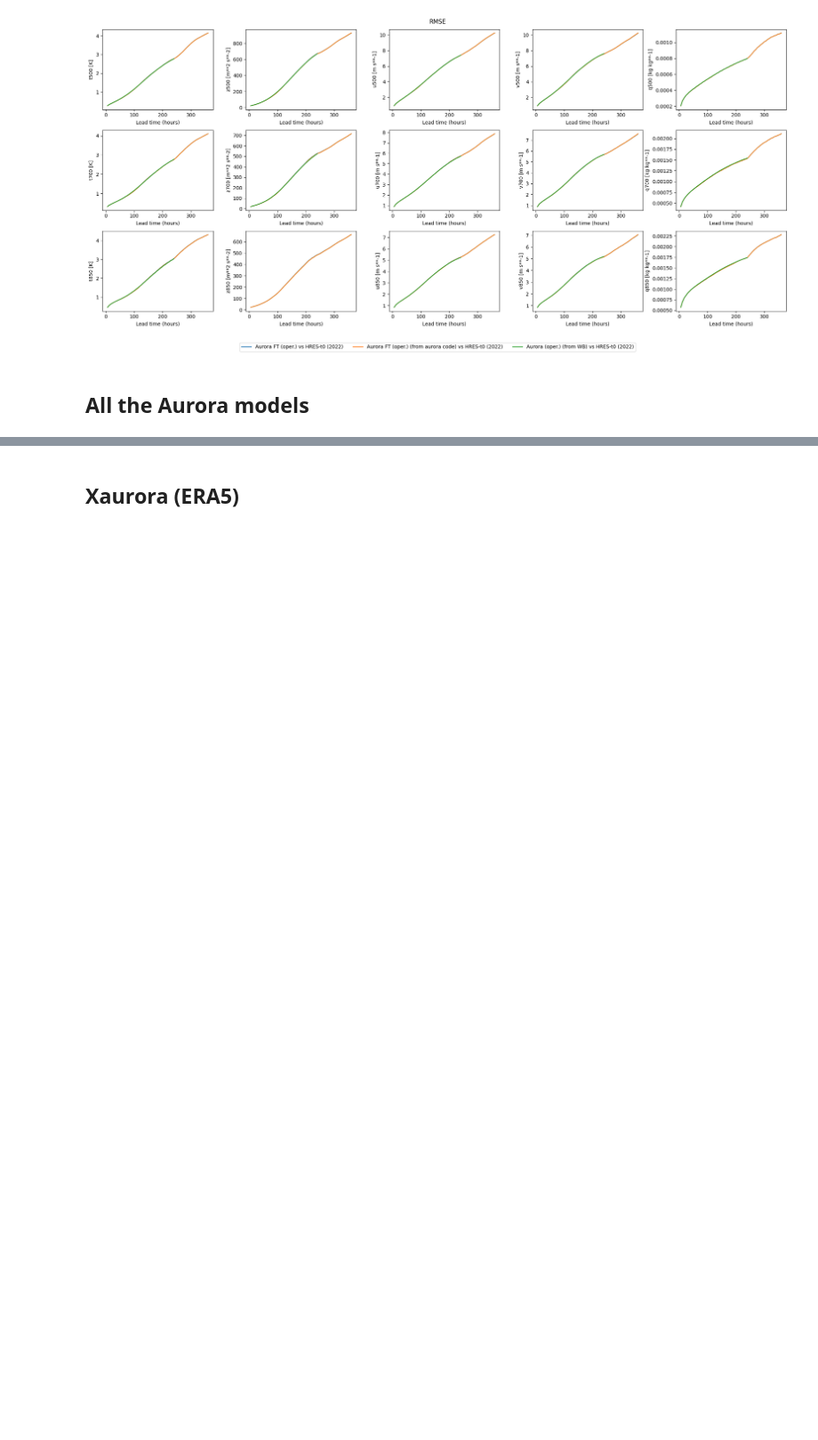
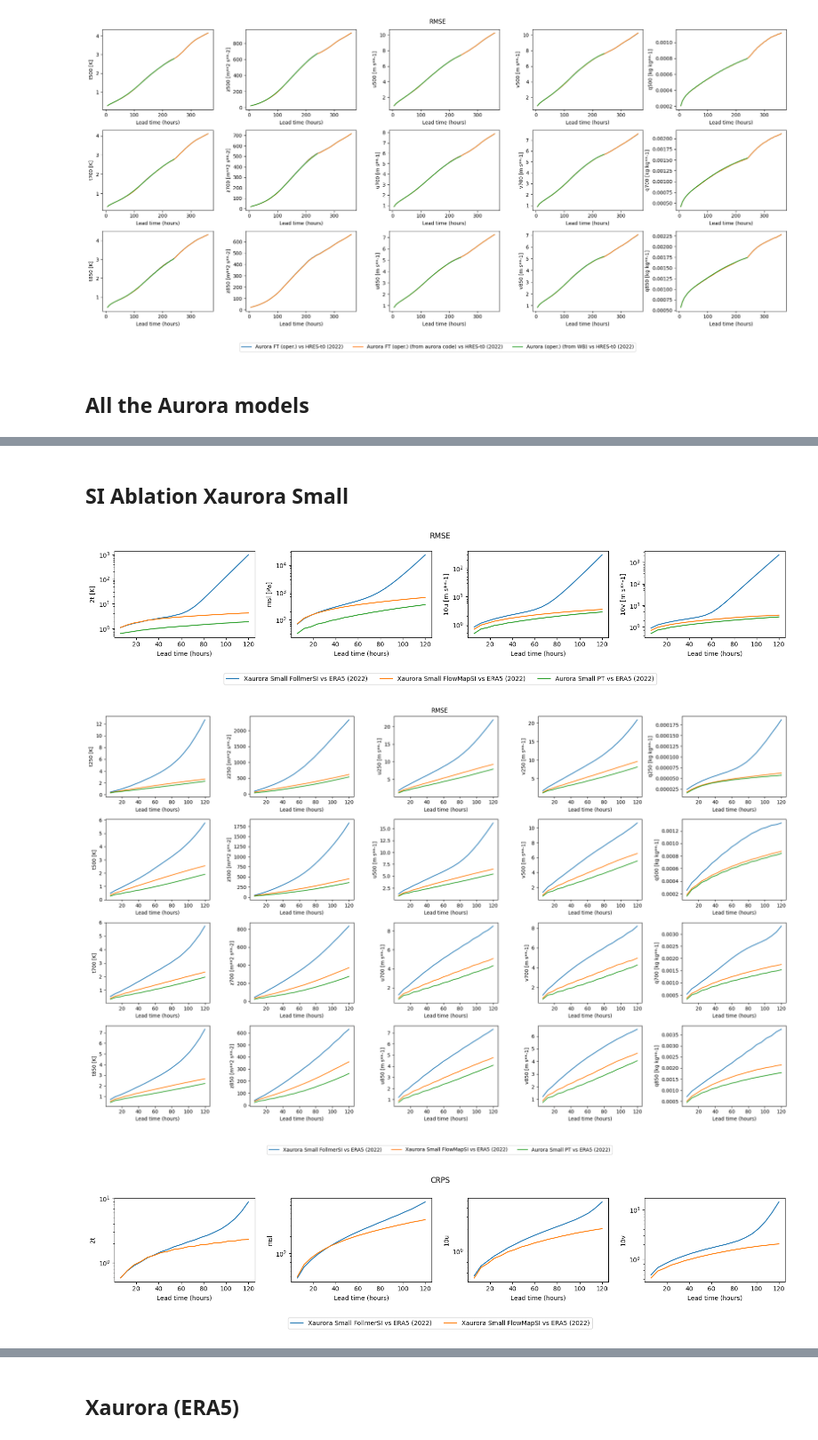
Before and after one commit to eliotwalt/weatherbenchX, a Jupyter notebook: xaurora_benchmark/viz_metrics.ipynb, the cells around one changed output, grey strips where cells are left out. Shown at 89% size. Saved outputs shown, nothing was run; the diff lists cells and outputs as text; code cells hidden in the pictures; blank space fills up the shorter version.

Commit message:
update SI ablation

```diff
--- a/xaurora_benchmark/viz_metrics.ipynb
+++ b/xaurora_benchmark/viz_metrics.ipynb
@@ -291,0 +299,61 @@ To opt-in to future behavior, set `decode_timedelta=False`.
+# %% [markdown]
+## SI Ablation Xaurora Small
+# %%
+keys = [
+    "xaurora_small_follmersi_1440x721_2022",
+    "xaurora_small_flowmapsi_1440x721_2022",
+    "aurora_small_pretrained_1440x721_2022"
+]
+metrics = [
+    "unbiased_mean_rmse",
+    "unbiased_mean_rmse",
+    "rmse"
+]
+prob_metrics = ["crps", "crps"]
+datasets = adapt_datasets([
+    load_anything(get_metric_path(key)) for key in keys
+])
+labels = [
+    "Xaurora Small FollmerSI vs ERA5 (2022)",
+    "Xaurora Small FlowMapSI vs ERA5 (2022)",
+    "Aurora Small PT vs ERA5 (2022)"
+]
+plot_metric(
+    metrics=metrics,
+    datasets=datasets,
+    labels=labels,
+    which_variables="surface",
+    sel_kwargs={"region": "global"},
+    logy=True
+)
+plot_metric(
+    metrics=metrics,
+    datasets=datasets,
+    labels=labels,
+    which_variables="atmospheric",
+    sel_kwargs={"region": "global"},
+)
+plot_metric(
+    metrics=prob_metrics,
+    datasets=datasets[:-1],
+    labels=labels[:-1],
+    which_variables="surface",
+    sel_kwargs={"region": "global"},
+    logy=True,
+    unitless=True,
+    title="CRPS"
+)
+plot_metric(
+    metrics=prob_metrics,
+    datasets=datasets[:-1],
+    labels=labels[:-1],
+    which_variables="atmospheric",
+    sel_kwargs={"region": "global"},
+    logy=True,
+    unitless=True,
+    title="CRPS"
+)
+# %% [output]
+[figure, added]
+[figure, added]
+[figure, added]
```
Also changed, not shown: parts of 4 cells of this notebook, 5 other files.
